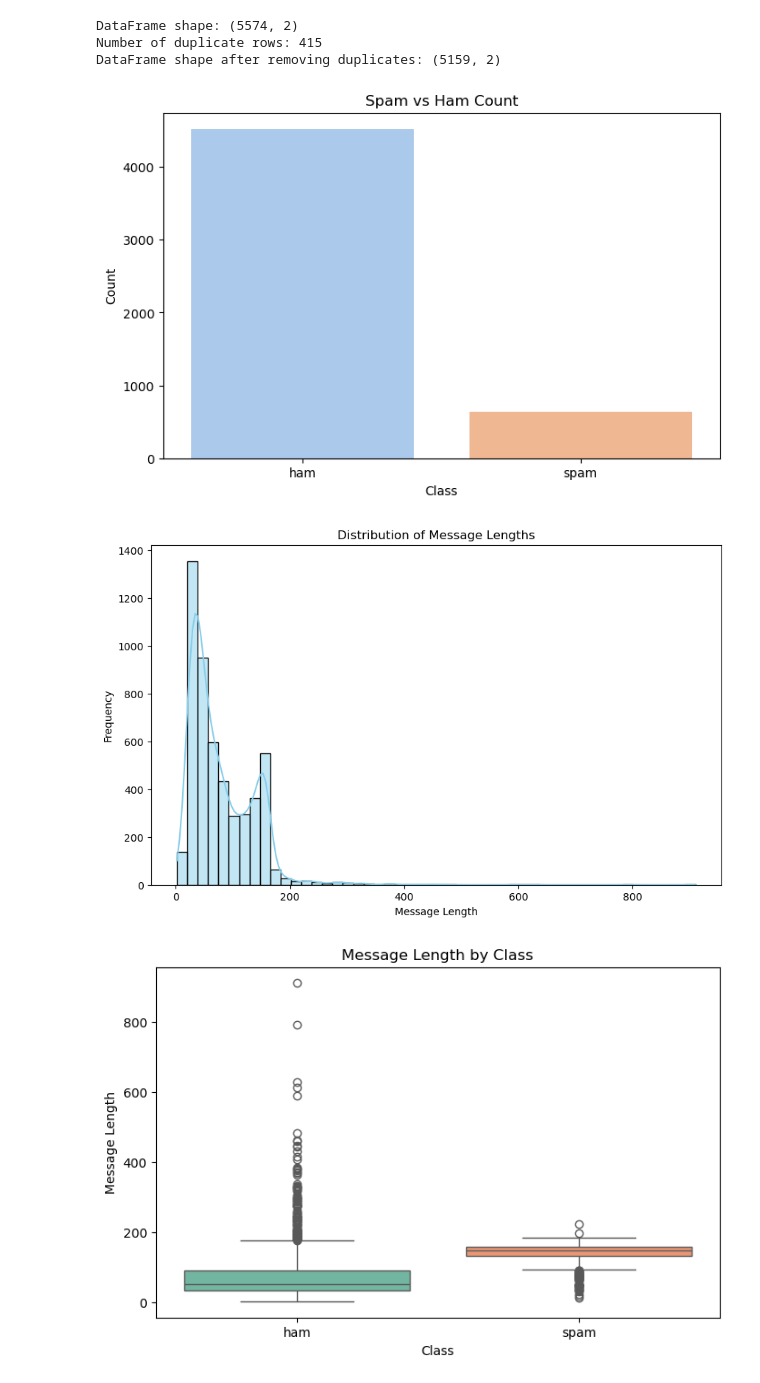
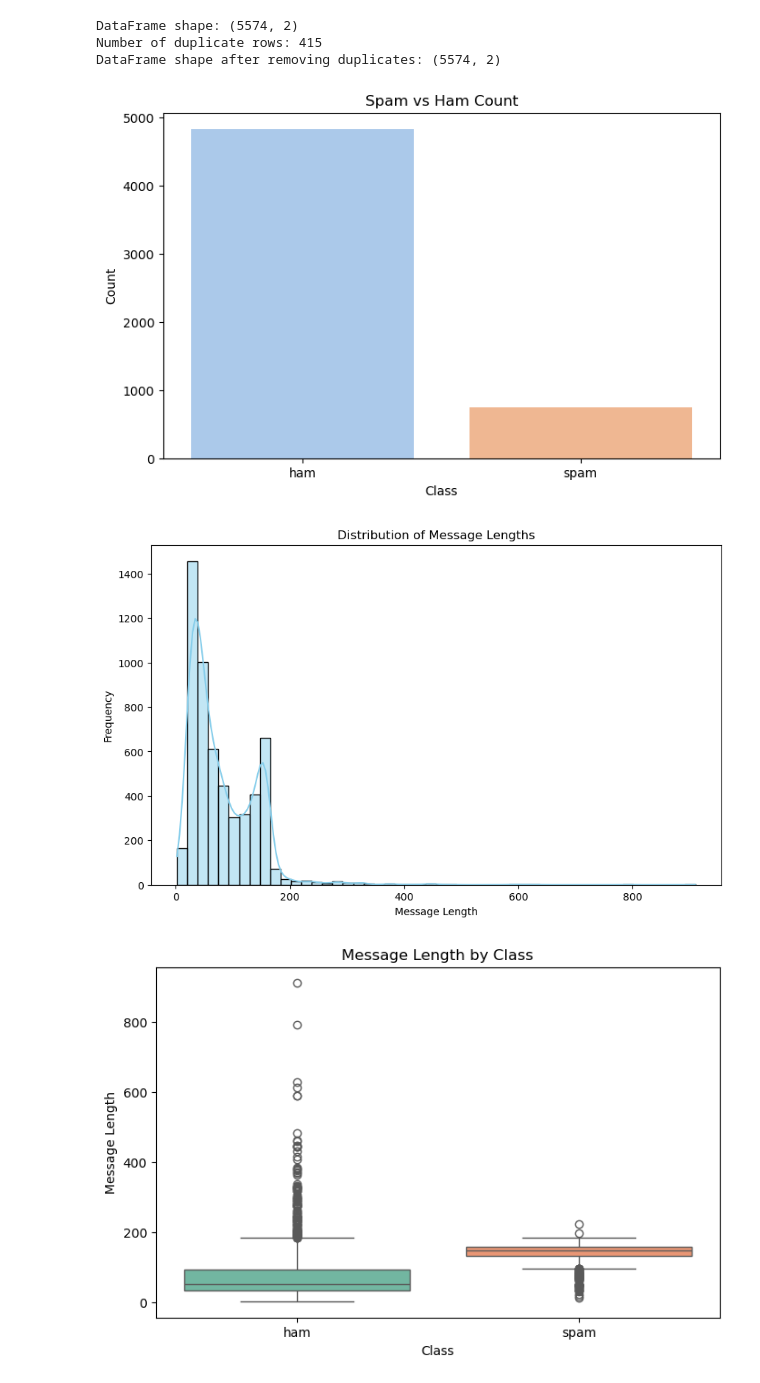
Before and after one commit to Miss-Cathy33/data_visualization__, a Jupyter notebook: Datavisualization.ipynb, the cells around one changed output. Drawn from its saved outputs; the diff is of its cells as text; code cells hidden in the pictures.

```diff
--- a/Datavisualization.ipynb
+++ b/Datavisualization.ipynb
@@ -48,30 +66,30 @@ warnings.filterwarnings("ignore")
 # %%
 
 # Read the CSV file
-spam_df = pd.read_csv('Spam_SMS.csv')
+df = pd.read_csv(r"C:\Users\Hp\Desktop\Github Repos\spam classification repo\Spam_SMS.csv")
 
 # Display the shape of the dataframe
-print('DataFrame shape: ' + str(spam_df.shape))
+print('DataFrame shape: ' + str(df.shape))
 
 # Check for duplicate rows and remove them
-print('Number of duplicate rows: ' + str(spam_df.duplicated().sum()))
-spam_df = spam_df.drop_duplicates()
-print('DataFrame shape after removing duplicates: ' + str(spam_df.shape))
+print('Number of duplicate rows: ' + str(df.duplicated().sum()))
+spam_df = df.drop_duplicates()
+print('DataFrame shape after removing duplicates: ' + str(df.shape))
 # %% [output]
 DataFrame shape: (5574, 2)
 Number of duplicate rows: 415
-DataFrame shape after removing duplicates: (5159, 2)
+DataFrame shape after removing duplicates: (5574, 2)
 # %%
 # Plotting distribution of spam vs ham
 plt.figure(figsize=(8,5))
-sns.countplot(data=spam_df, x='Class', palette='pastel')
+sns.countplot(data=df, x='Class', palette='pastel')
 plt.title('Spam vs Ham Count')
 plt.xlabel('Class')
 plt.ylabel('Count')
 plt.show()
 
 warnings.filterwarnings("ignore")
 # %% [output]
-[figure, old version]
+[figure, new version]
 # %%
 # Create a message length feature
@@ -79,13 +97,13 @@ spam_df['Message_Length'] = spam_df['Message'].apply(len)
 # %%
 # Histogram of message lengths
 plt.figure(figsize=(10,6))
-sns.histplot(spam_df['Message_Length'], bins=50, kde=True, color='skyblue')
+sns.histplot(df['Message_Length'], bins=50, kde=True, color='skyblue')
 plt.title('Distribution of Message Lengths')
 plt.xlabel('Message Length')
 plt.ylabel('Frequency')
 plt.show()
 # %% [output]
-[figure, old version]
+[figure, new version]
 # %%
 # Boxplot of message lengths by class
 plt.figure(figsize=(8,5))
```
Also changed, not shown: parts of 34 cells of this notebook, 3 other files.
